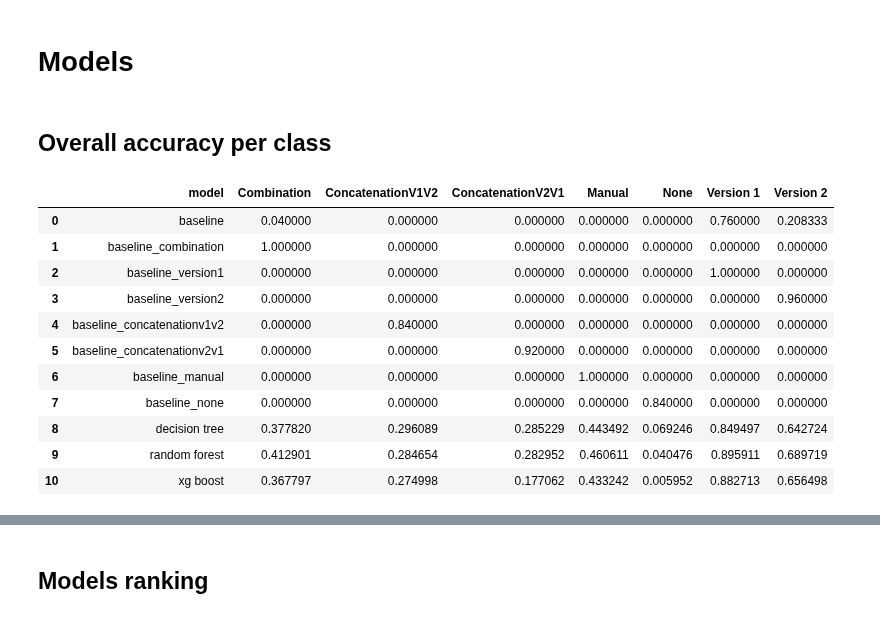
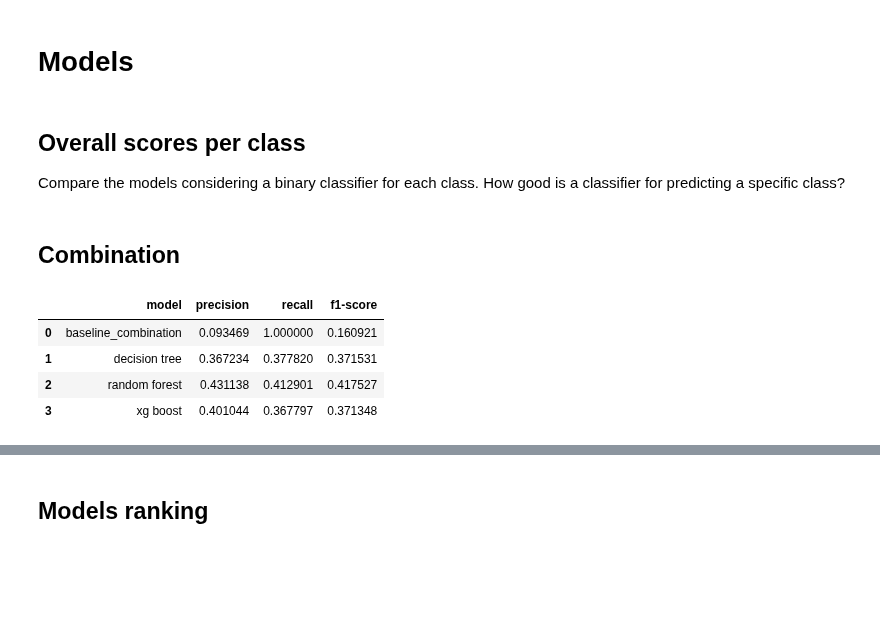
Before and after one commit to gems-uff/mestre, a Jupyter notebook: scripts/classifier/classifiers_comparison.ipynb, the cells around one changed output, grey strips where cells are left out. Drawn from its saved outputs; the diff is of its cells as text; code cells hidden in the pictures; blank space fills up the shorter version.

Commit message:
Updates classifiers comparison notebook with per class analysis

```diff
--- a/scripts/classifier/classifiers_comparison.ipynb
+++ b/scripts/classifier/classifiers_comparison.ipynb
@@ -103,27 +103,25 @@ model3 = XGBRFClassifier(random_state=99, subsample=0.9, eval_metric='mlogloss',
 models = [baseline, baseline_combination, baseline_version1, baseline_version2,
           baseline_concatenationv1v2, baseline_concatenationv2v1, baseline_manual,
           baseline_none, model1, model2, model3]
-models_names = ['baseline', 'baseline_combination', 'baseline_version1',
+all_models_names = ['baseline', 'baseline_combination', 'baseline_version1',
                 'baseline_version2', 'baseline_concatenationv1v2',
                 'baseline_concatenationv2v1', 'baseline_manual', 'baseline_none',
                'decision tree', 'random forest', 'xg boost']
-# %% [markdown]
-## Overall accuracy per class
-# %%
-import importlib
-importlib.reload(classifier_utils)
-results = classifier_utils.compare_models_per_class(models, models_names, projects, non_features_columns, target_names)
-results
-# %% [output]
-|  | model | Combination | ConcatenationV1V2 | ConcatenationV2V1 | Manual | None | Version 1 | Version 2 |
-| 0 | baseline | 0.040000 | 0.000000 | 0.000000 | 0.000000 | 0.000000 | 0.760000 | 0.208333 |
-| 1 | baseline_combination | 1.000000 | 0.000000 | 0.000000 | 0.000000 | 0.000000 | 0.000000 | 0.000000 |
-| 2 | baseline_version1 | 0.000000 | 0.000000 | 0.000000 | 0.000000 | 0.000000 | 1.000000 | 0.000000 |
-| 3 | baseline_version2 | 0.000000 | 0.000000 | 0.000000 | 0.000000 | 0.000000 | 0.000000 | 0.960000 |
-| 4 | baseline_concatenationv1v2 | 0.000000 | 0.840000 | 0.000000 | 0.000000 | 0.000000 | 0.000000 | 0.000000 |
-| 5 | baseline_concatenationv2v1 | 0.000000 | 0.000000 | 0.920000 | 0.000000 | 0.000000 | 0.000000 | 0.000000 |
-| 6 | baseline_manual | 0.000000 | 0.000000 | 0.000000 | 1.000000 | 0.000000 | 0.000000 | 0.000000 |
-| 7 | baseline_none | 0.000000 | 0.000000 | 0.000000 | 0.000000 | 0.840000 | 0.000000 | 0.000000 |
-| 8 | decision tree | 0.377820 | 0.296089 | 0.285229 | 0.443492 | 0.069246 | 0.849497 | 0.642724 |
-| 9 | random forest | 0.412901 | 0.284654 | 0.282952 | 0.460611 | 0.040476 | 0.895911 | 0.689719 |
-| 10 | xg boost | 0.367797 | 0.274998 | 0.177062 | 0.433242 | 0.005952 | 0.882713 | 0.656498 |
+# %% [markdown]
+## Overall scores per class
+Compare the models considering a binary classifier for each class. How good is a classifier for predicting a specific class?
+# %%
+models_results = {}
+for model, model_name in zip(models, all_models_names):
+    models_results[model_name] = classifier_utils.ProjectsResults(model, projects, non_features_columns)
+# %% [markdown]
+## Combination
+# %%
+models_names = ['baseline_combination', 'decision tree', 'random forest', 'xg boost']
+classifier_utils.compare_models_per_class('Combination', models_results, models_names)
+# %% [output]
+|  | model | precision | recall | f1-score |
+| 0 | baseline_combination | 0.093469 | 1.000000 | 0.160921 |
+| 1 | decision tree | 0.367234 | 0.377820 | 0.371531 |
+| 2 | random forest | 0.431138 | 0.412901 | 0.417527 |
+| 3 | xg boost | 0.401044 | 0.367797 | 0.371348 |
```
Also changed, not shown: parts of 14 cells of this notebook, 1 other file.
